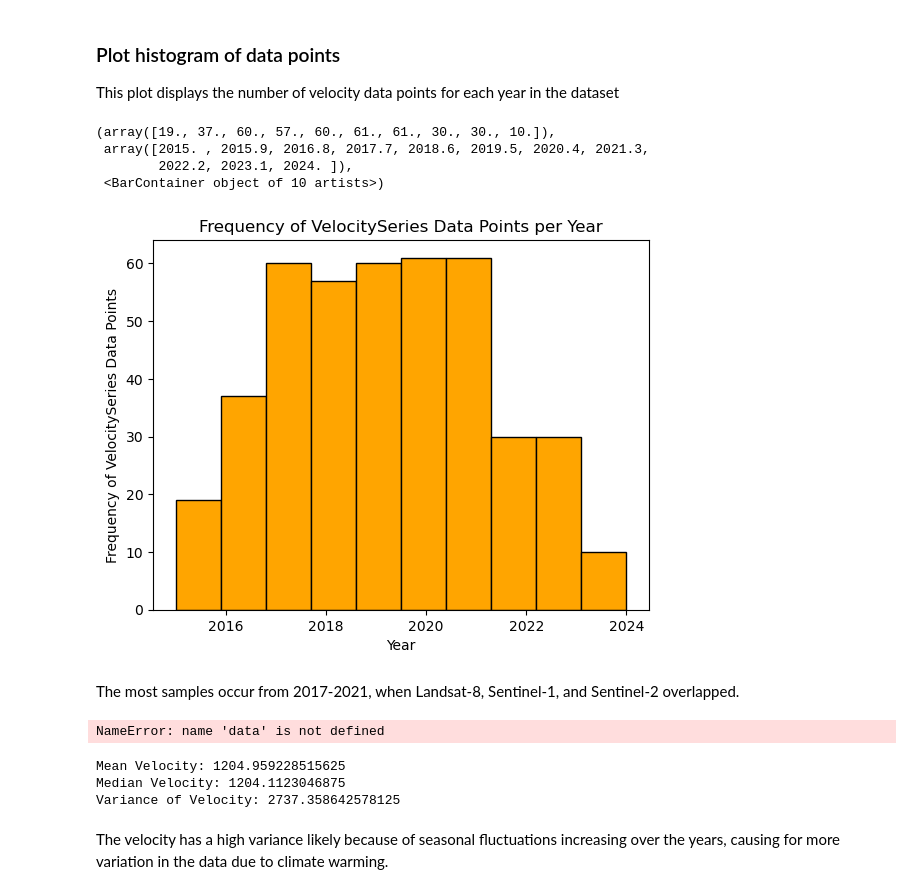
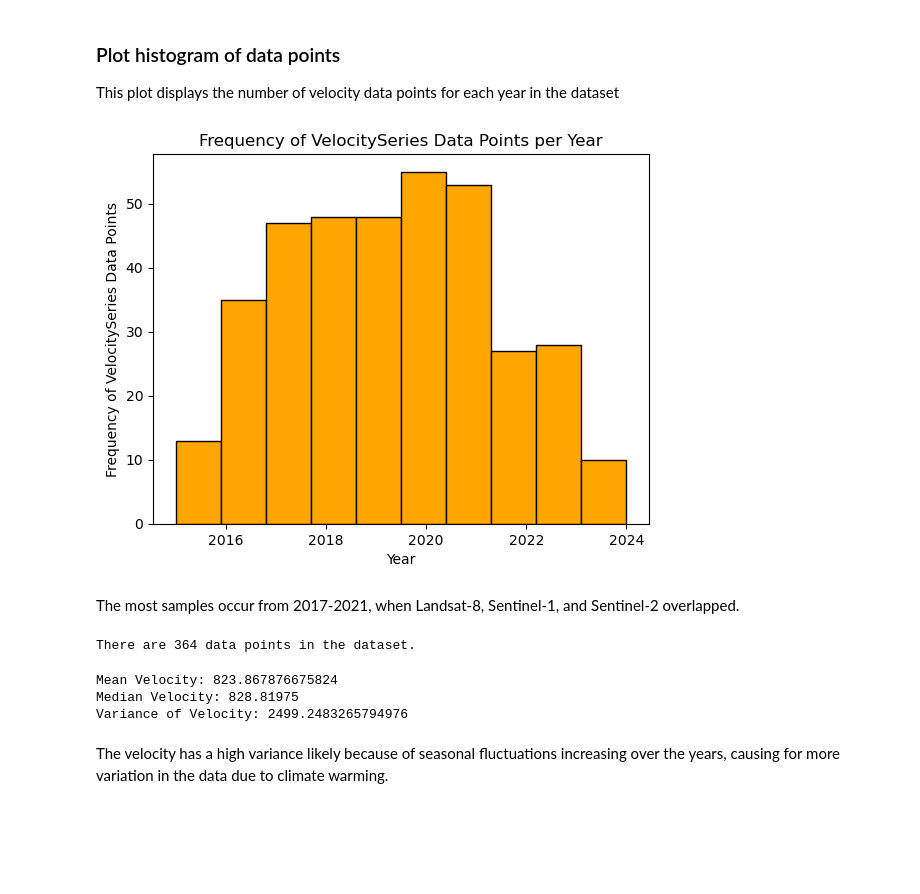
Before and after one commit to cjense/seasonal-icevelocity-prediction, a Jupyter notebook: notebooks/3_calculate_statistics.ipynb, the cells around one changed output. Saved outputs shown, nothing was run; the diff lists cells and outputs as text; code cells hidden in the pictures; blank space fills up the shorter version.

```diff
--- a/notebooks/3_calculate_statistics.ipynb
+++ b/notebooks/3_calculate_statistics.ipynb
@@ -18,42 +13,44 @@ data = xr.open_dataset('../data/clean/Filtered_ZachariaeIsstromVelocitySeries.nc
+# %%
+data = pd.read_csv('../data/clean/Middle_velocity_series_clean.csv')
 # %% [markdown]
 ### Plot histogram of data points
 This plot displays the number of velocity data points for each year in the dataset
 # %%
+# Convert 'time' column to datetime
+data['time'] = pd.to_datetime(data['time'])
+
 # Aggregate the data by year
 data['year'] = data['time'].dt.year
 
 plt.xlabel('Year')
 plt.ylabel('Frequency of VelocitySeries Data Points')
 plt.title('Frequency of VelocitySeries Data Points per Year')
 
 # Create a histogram of the data
 plt.hist(data['year'], color='orange', edgecolor='black')
+plt.show()
 # %% [output]
-(array([19., 37., 60., 57., 60., 61., 61., 30., 30., 10.]),
- array([2015. , 2015.9, 2016.8, 2017.7, 2018.6, 2019.5, 2020.4, 2021.3,
-        2022.2, 2023.1, 2024. ]),
- <BarContainer object of 10 artists>)
-[figure, old version]
+[figure, new version]
 # %% [markdown]
 The most samples occur from 2017-2021, when Landsat-8, Sentinel-1, and Sentinel-2 overlapped.
 # %%
 # Count the data points
-print("There are " + str(len(data['year'])) + " data points in the dataset.")
+print("There are " + str(len(data['time'])) + " data points in the dataset.")
 # %% [output]
-NameError: name 'data' is not defined
+There are 364 data points in the dataset.
 # %%
 # Calculate the mean, median, and variance of the velocity data
-mean_velocity = data['cleaned_velocity'].mean().item()
-median_velocity = data['cleaned_velocity'].median().item()
-variance_velocity = data['cleaned_velocity'].var().item()
+mean_velocity = data['VelocitySeries'].mean()
+median_velocity = data['VelocitySeries'].median()
+variance_velocity = data['VelocitySeries'].var()
 
 print(f"Mean Velocity: {mean_velocity}")
 print(f"Median Velocity: {median_velocity}")
 print(f"Variance of Velocity: {variance_velocity}")
 # %% [output]
-Mean Velocity: 1204.959228515625
-Median Velocity: 1204.1123046875
-Variance of Velocity: 2737.358642578125
+Mean Velocity: 823.867876675824
+Median Velocity: 828.81975
+Variance of Velocity: 2499.2483265794976
 # %% [markdown]
 The velocity has a high variance likely because of seasonal fluctuations increasing over the years, causing for more variation in the data due to climate warming.
 # %%
```
Also changed, not shown: parts of 4 cells of this notebook.
